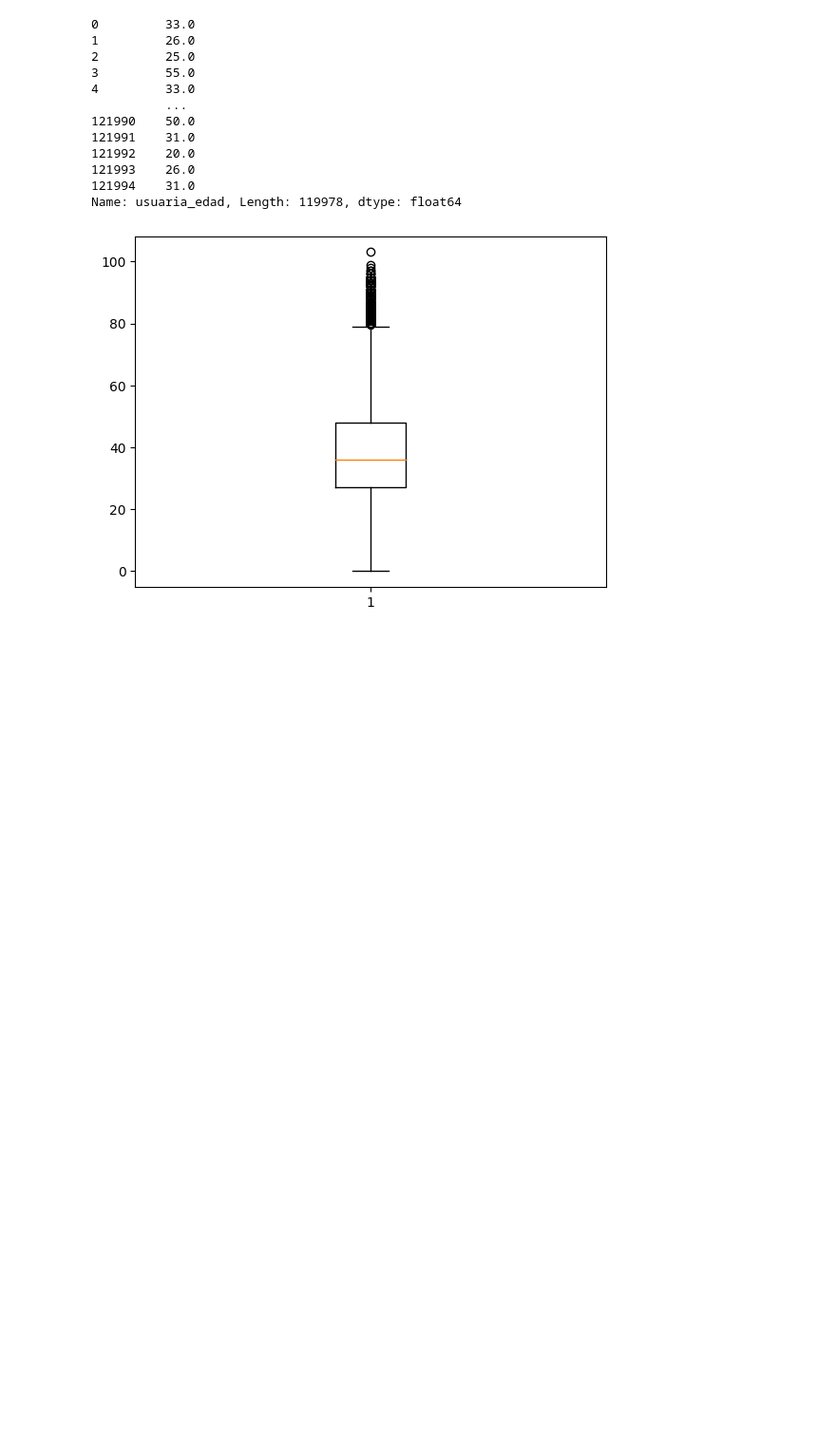
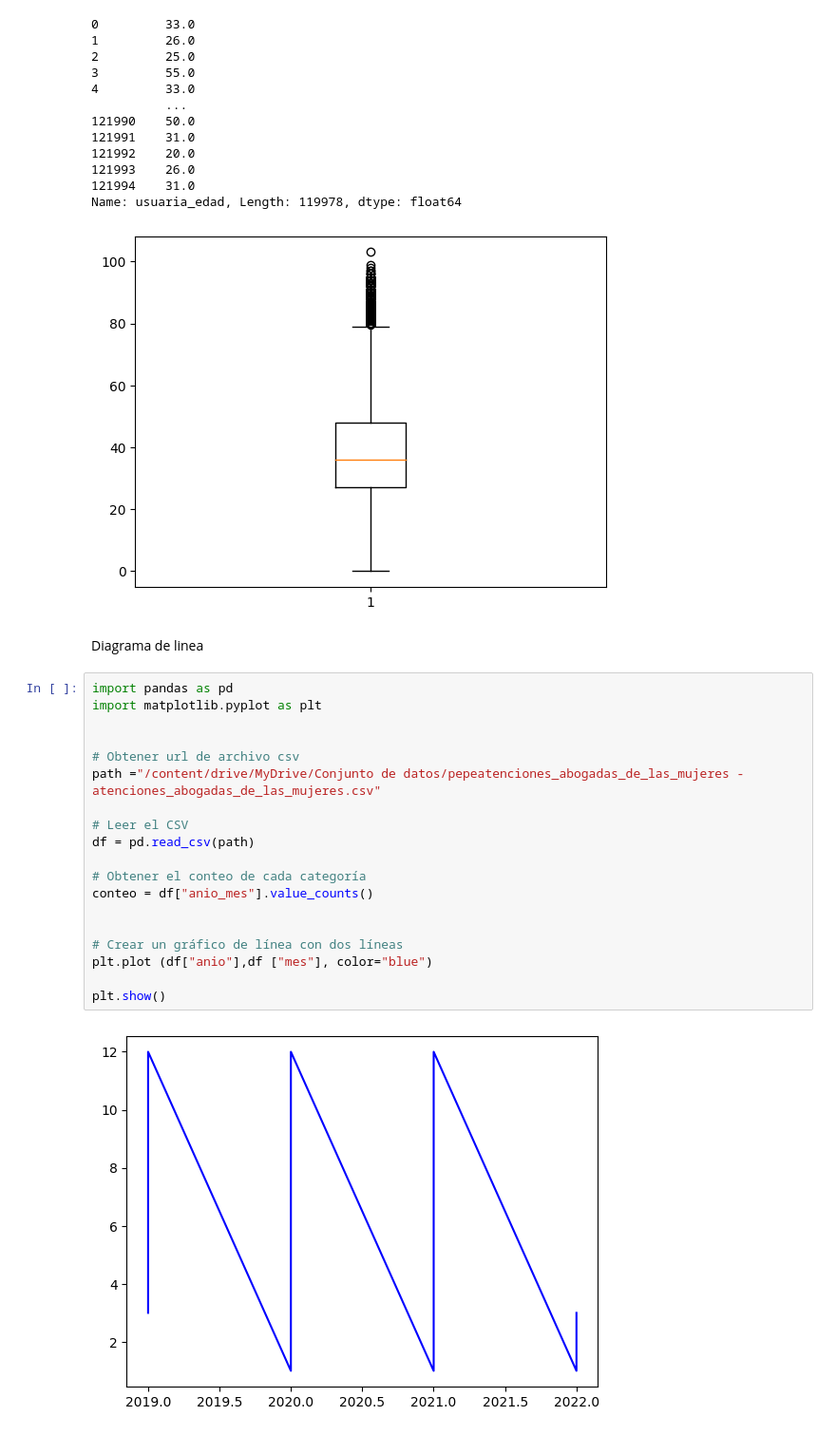
Before and after one commit to ortega-kvian/lab1_103, a Jupyter notebook: diagrama_de_caja_Ortega_Karla.ipynb, the cells around one changed output. Shown at 95% size. Drawn from its saved outputs; the diff is of its cells as text; blank space fills up the shorter version.

```diff
--- a/diagrama_de_caja_Ortega_Karla.ipynb
+++ b/diagrama_de_caja_Ortega_Karla.ipynb
@@ -38,3 +38,26 @@ plt.show()
 121994    31.0
 Name: usuaria_edad, Length: 119978, dtype: float64
 [figure]
+# %% [markdown]
+Diagrama de linea
+# %%
+import pandas as pd
+import matplotlib.pyplot as plt
+
+
+# Obtener url de archivo csv
+path ="/content/drive/MyDrive/Conjunto de datos/pepeatenciones_abogadas_de_las_mujeres - atenciones_abogadas_de_las_mujeres.csv"
+
+# Leer el CSV
+df = pd.read_csv(path)
+
+# Obtener el conteo de cada categoría
+conteo = df["anio_mes"].value_counts()
+
+
+# Crear un gráfico de línea con dos líneas
+plt.plot (df["anio"],df ["mes"], color="blue")
+
+plt.show()
+# %% [output]
+[figure, added]
```
Also changed, not shown: parts of 1 cell of this notebook.
